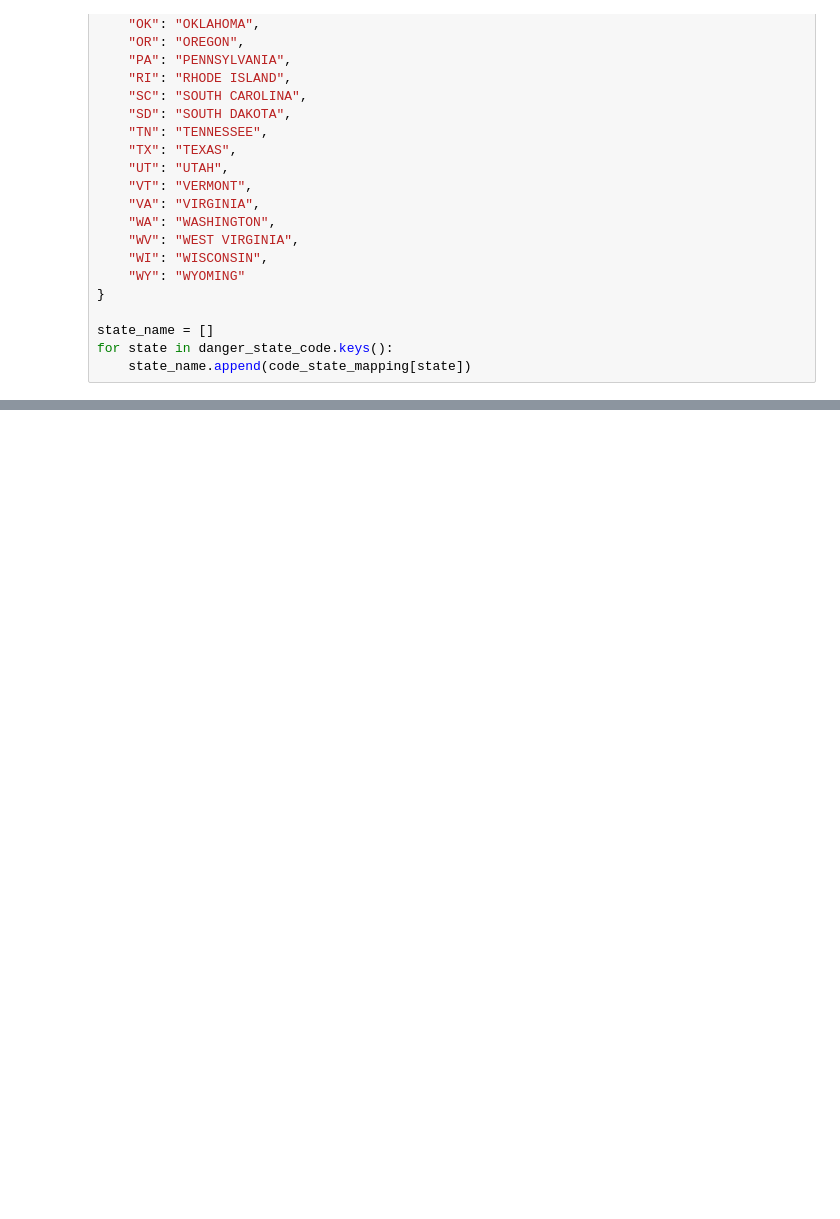
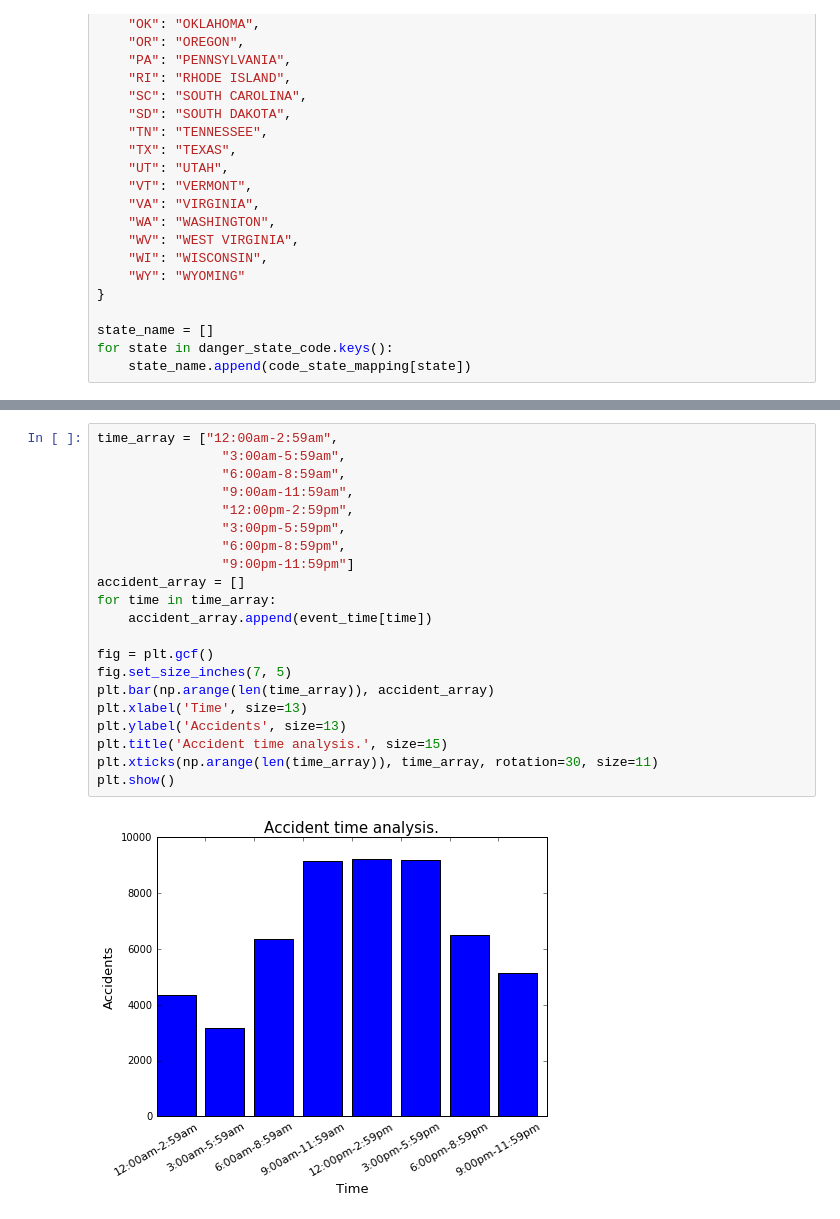
Before and after one commit to Akshay2005/Train-Wreck-Data-Analytics, a Jupyter notebook: Train Wreck Data Analytics.ipynb, the cells around one changed output, grey strips where cells are left out. Cells and saved outputs as stored; diff of their text form; blank space fills up the shorter version.

```diff
--- a/Train Wreck Data Analytics.ipynb
+++ b/Train Wreck Data Analytics.ipynb
@@ -287,0 +330,23 @@ iplot(fig)
+# %%
+time_array = ["12:00am-2:59am",
+                "3:00am-5:59am",
+                "6:00am-8:59am",
+                "9:00am-11:59am",
+                "12:00pm-2:59pm",
+                "3:00pm-5:59pm",
+                "6:00pm-8:59pm",
+                "9:00pm-11:59pm"]
+accident_array = []
+for time in time_array:
+    accident_array.append(event_time[time])
+
+fig = plt.gcf()
+fig.set_size_inches(7, 5)
+plt.bar(np.arange(len(time_array)), accident_array)
+plt.xlabel('Time', size=13)
+plt.ylabel('Accidents', size=13)
+plt.title('Accident time analysis.', size=15)
+plt.xticks(np.arange(len(time_array)), time_array, rotation=30, size=11)
+plt.show()
+# %% [output]
+[figure, added]
```
Also changed, not shown: parts of 4 cells of this notebook.
